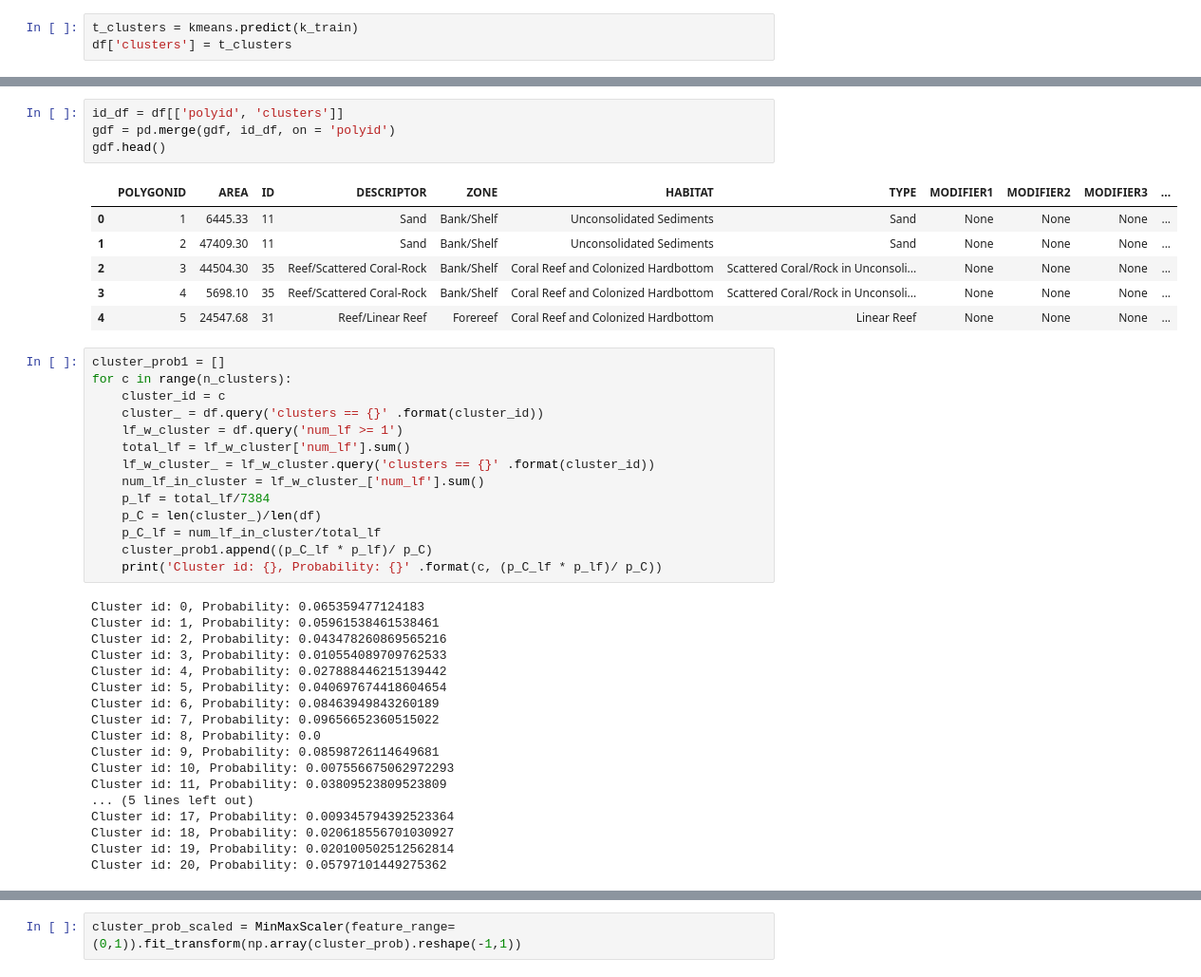
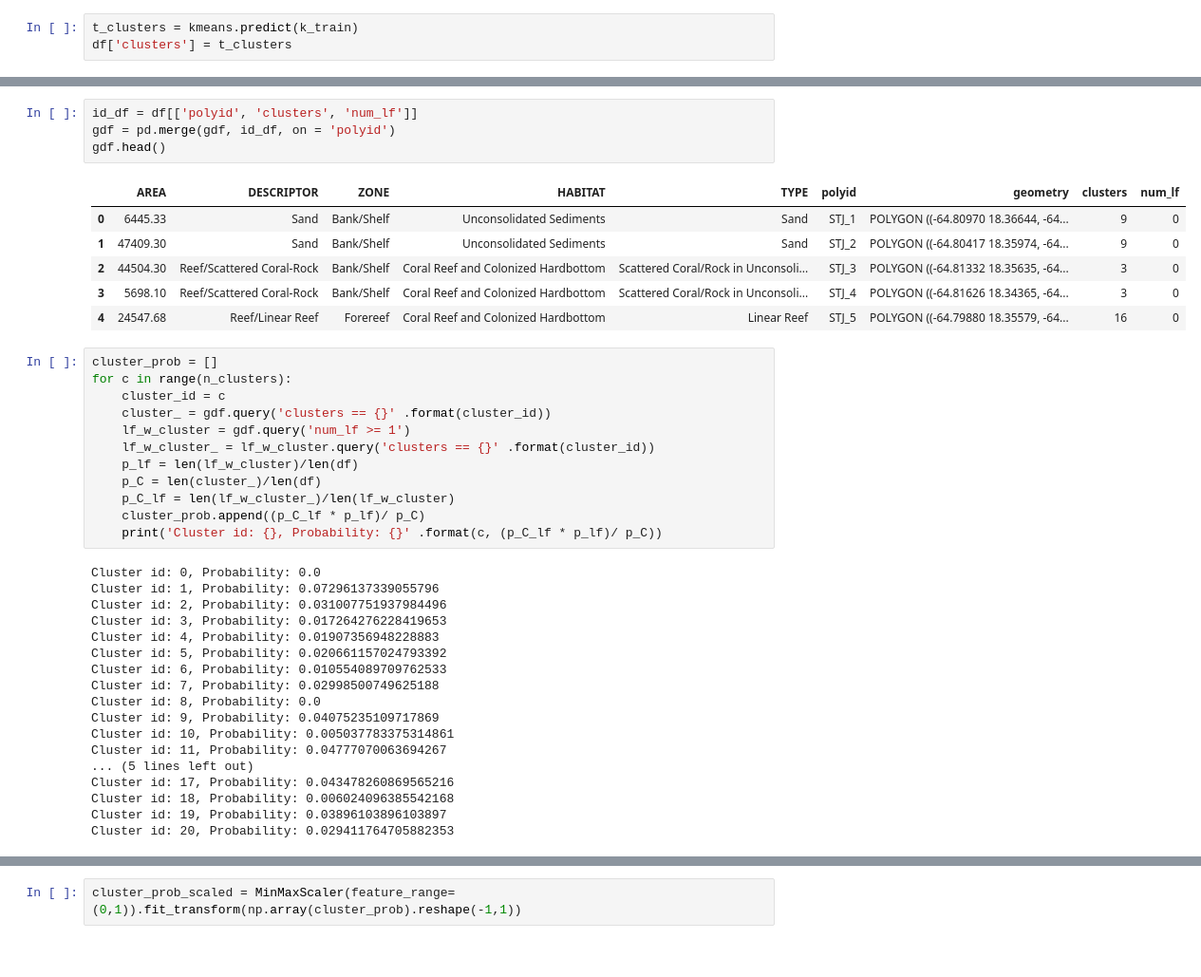
Before and after one commit to eric220/lf_probability_map, a Jupyter notebook: notebooks/Explore_Data.ipynb, the cells around one changed output, grey strips where cells are left out. Shown at 95% size. Saved outputs shown, nothing was run; the diff lists cells and outputs as text.

```diff
--- a/notebooks/Explore_Data.ipynb
+++ b/notebooks/Explore_Data.ipynb
@@ -211,43 +280,41 @@ df.sample(15)
 # %%
-id_df = df[['polyid', 'clusters']]
+id_df = df[['polyid', 'clusters', 'num_lf']]
 gdf = pd.merge(gdf, id_df, on = 'polyid')
 gdf.head()
 # %% [output]
-|  | POLYGONID | AREA | ID | DESCRIPTOR | ZONE | HABITAT | TYPE | MODIFIER1 | MODIFIER2 | MODIFIER3 | ... |
-| 0 | 1 | 6445.33 | 11 | Sand | Bank/Shelf | Unconsolidated Sediments | Sand | None | None | None | ... |
-| 1 | 2 | 47409.30 | 11 | Sand | Bank/Shelf | Unconsolidated Sediments | Sand | None | None | None | ... |
-| 2 | 3 | 44504.30 | 35 | Reef/Scattered Coral-Rock | Bank/Shelf | Coral Reef and Colonized Hardbottom | Scattered Coral/Rock in Unconsoli... | None | None | None | ... |
-| 3 | 4 | 5698.10 | 35 | Reef/Scattered Coral-Rock | Bank/Shelf | Coral Reef and Colonized Hardbottom | Scattered Coral/Rock in Unconsoli... | None | None | None | ... |
-| 4 | 5 | 24547.68 | 31 | Reef/Linear Reef | Forereef | Coral Reef and Colonized Hardbottom | Linear Reef | None | None | None | ... |
+|  | AREA | DESCRIPTOR | ZONE | HABITAT | TYPE | polyid | geometry | clusters | num_lf |
+| 0 | 6445.33 | Sand | Bank/Shelf | Unconsolidated Sediments | Sand | STJ_1 | POLYGON ((-64.80970 18.36644, -64... | 9 | 0 |
+| 1 | 47409.30 | Sand | Bank/Shelf | Unconsolidated Sediments | Sand | STJ_2 | POLYGON ((-64.80417 18.35974, -64... | 9 | 0 |
+| 2 | 44504.30 | Reef/Scattered Coral-Rock | Bank/Shelf | Coral Reef and Colonized Hardbottom | Scattered Coral/Rock in Unconsoli... | STJ_3 | POLYGON ((-64.81332 18.35635, -64... | 3 | 0 |
+| 3 | 5698.10 | Reef/Scattered Coral-Rock | Bank/Shelf | Coral Reef and Colonized Hardbottom | Scattered Coral/Rock in Unconsoli... | STJ_4 | POLYGON ((-64.81626 18.34365, -64... | 3 | 0 |
+| 4 | 24547.68 | Reef/Linear Reef | Forereef | Coral Reef and Colonized Hardbottom | Linear Reef | STJ_5 | POLYGON ((-64.79880 18.35579, -64... | 16 | 0 |
 # %%
-cluster_prob1 = []
+cluster_prob = []
 for c in range(n_clusters):
     cluster_id = c
-    cluster_ = df.query('clusters == {}' .format(cluster_id))
-    lf_w_cluster = df.query('num_lf >= 1')
-    total_lf = lf_w_cluster['num_lf'].sum()
+    cluster_ = gdf.query('clusters == {}' .format(cluster_id))
+    lf_w_cluster = gdf.query('num_lf >= 1')
     lf_w_cluster_ = lf_w_cluster.query('clusters == {}' .format(cluster_id))
-    num_lf_in_cluster = lf_w_cluster_['num_lf'].sum()
-    p_lf = total_lf/7384
+    p_lf = len(lf_w_cluster)/len(df)
     p_C = len(cluster_)/len(df)
-    p_C_lf = num_lf_in_cluster/total_lf
-    cluster_prob1.append((p_C_lf * p_lf)/ p_C)
+    p_C_lf = len(lf_w_cluster_)/len(lf_w_cluster)
+    cluster_prob.append((p_C_lf * p_lf)/ p_C)
     print('Cluster id: {}, Probability: {}' .format(c, (p_C_lf * p_lf)/ p_C))
 # %% [output]
-Cluster id: 0, Probability: 0.065359477124183
-Cluster id: 1, Probability: 0.05961538461538461
-Cluster id: 2, Probability: 0.043478260869565216
-Cluster id: 3, Probability: 0.010554089709762533
-Cluster id: 4, Probability: 0.027888446215139442
-Cluster id: 5, Probability: 0.040697674418604654
-Cluster id: 6, Probability: 0.08463949843260189
-Cluster id: 7, Probability: 0.09656652360515022
+Cluster id: 0, Probability: 0.0
+Cluster id: 1, Probability: 0.07296137339055796
+Cluster id: 2, Probability: 0.031007751937984496
+Cluster id: 3, Probability: 0.017264276228419653
+Cluster id: 4, Probability: 0.01907356948228883
+Cluster id: 5, Probability: 0.020661157024793392
+Cluster id: 6, Probability: 0.010554089709762533
+Cluster id: 7, Probability: 0.02998500749625188
 Cluster id: 8, Probability: 0.0
-Cluster id: 9, Probability: 0.08598726114649681
-Cluster id: 10, Probability: 0.007556675062972293
-Cluster id: 11, Probability: 0.03809523809523809
+Cluster id: 9, Probability: 0.04075235109717869
+Cluster id: 10, Probability: 0.005037783375314861
+Cluster id: 11, Probability: 0.04777070063694267
 ... (5 lines left out)
-Cluster id: 17, Probability: 0.009345794392523364
-Cluster id: 18, Probability: 0.020618556701030927
-Cluster id: 19, Probability: 0.020100502512562814
-Cluster id: 20, Probability: 0.05797101449275362
+Cluster id: 17, Probability: 0.043478260869565216
+Cluster id: 18, Probability: 0.006024096385542168
+Cluster id: 19, Probability: 0.03896103896103897
+Cluster id: 20, Probability: 0.029411764705882353
```
Also changed, not shown: parts of 30 cells of this notebook, 3 other files.
